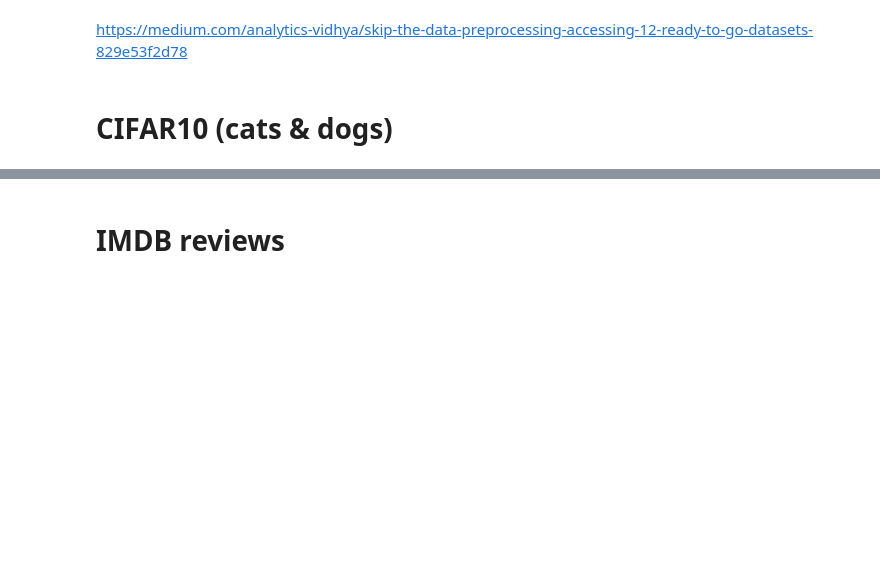
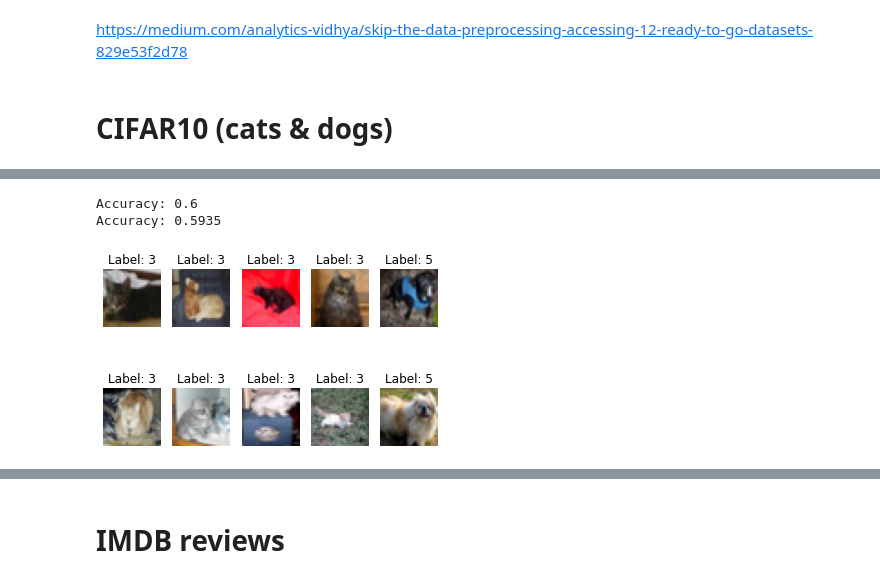
Before and after one commit to github-kamilk/BSc_Thesis, a Jupyter notebook: datasets.ipynb, the cells around one changed output, grey strips where cells are left out. Saved outputs shown, nothing was run; the diff lists cells and outputs as text; code cells hidden in the pictures; blank space fills up the shorter version.

Commit message:
First training and analized datasets

```diff
--- a/datasets.ipynb
+++ b/datasets.ipynb
@@ -30,0 +38,17 @@ Accuracy: 0.653
+# %%
+from sklearn.neighbors import KNeighborsClassifier
+from sklearn.svm import SVC
+from sklearn.naive_bayes import GaussianNB
+
+clf = KNeighborsClassifier(n_neighbors=7)
+clf.fit(x_train_flattened, y_train_filtered.ravel())
+accuracy = clf.score(x_test_flattened, y_test_filtered.ravel())
+print("Accuracy:", accuracy)
+
+clf = GaussianNB()
+clf.fit(x_train_flattened, y_train_filtered.ravel())
+accuracy = clf.score(x_test_flattened, y_test_filtered.ravel())
+print("Accuracy:", accuracy)
+# %% [output]
+Accuracy: 0.6
+Accuracy: 0.5935
@@ -30,0 +60,11 @@ Accuracy: 0.653
+# %%
+import matplotlib.pyplot as plt
+
+for i in range(10):
+    plt.subplot(2, 5, i+1)
+    plt.imshow(x_train_filtered[i])
+    plt.title(f"Label: {y_train_filtered[i][0]}")
+    plt.axis('off')
+plt.show()
+# %% [output]
+[figure, added]
```
Also changed, not shown: parts of 43 cells of this notebook, 2 other files.
